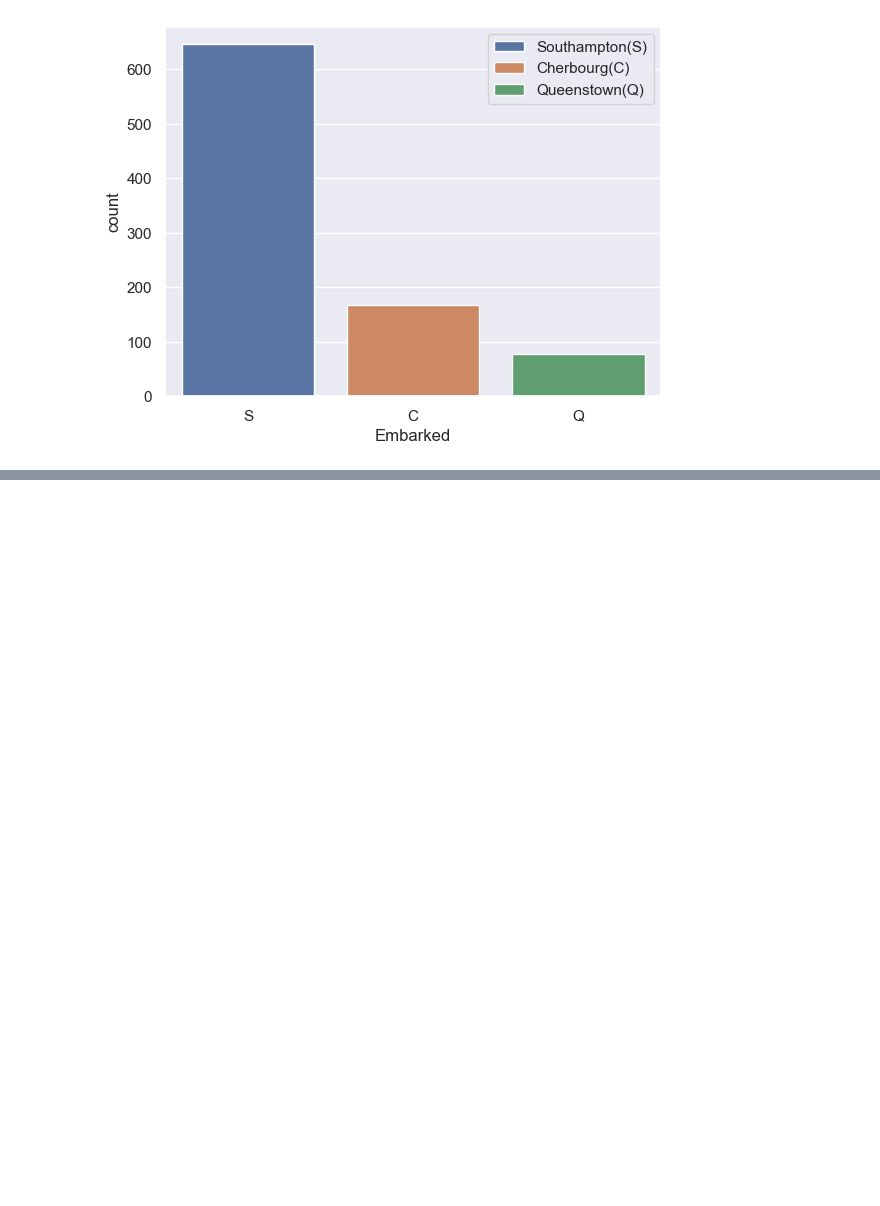
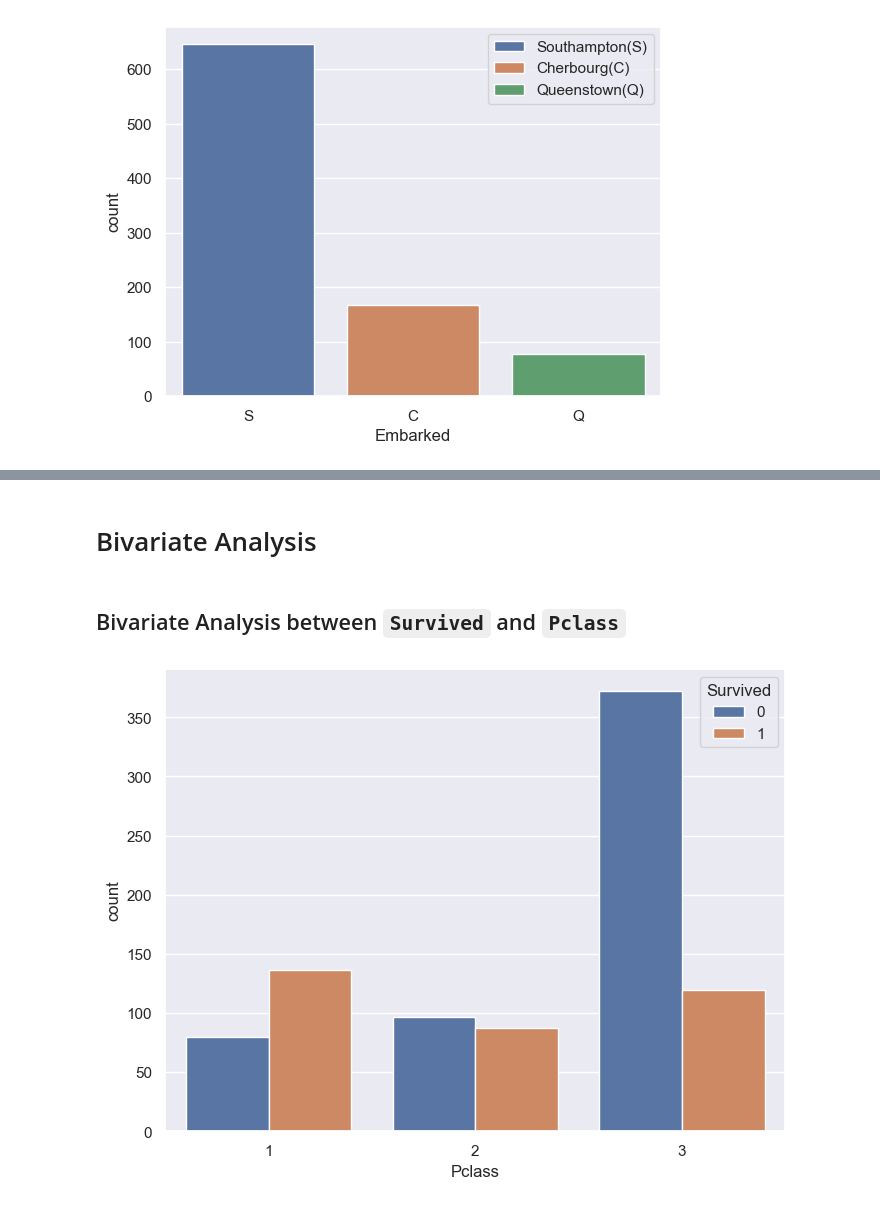
Before and after one commit to Mikun007/Agentic-AI-Generative-AI-AI-ML-DA-FSDS-_-Codes_Experties, a Jupyter notebook: Projects/EDA on Titanic Dataste.ipynb, the cells around one changed output, grey strips where cells are left out. Saved outputs shown, nothing was run; the diff lists cells and outputs as text; code cells hidden in the pictures; blank space fills up the shorter version.

Commit message:
EDA on titanic complete

```diff
--- a/Projects/EDA on Titanic Dataste.ipynb
+++ b/Projects/EDA on Titanic Dataste.ipynb
@@ -298,0 +308,9 @@ plt.legend(["Southampton(S)", "Cherbourg(C)", "Queenstown(Q)"]);
+# %% [markdown]
+# Bivariate Analysis
+# %% [markdown]
+## Bivariate Analysis between `Survived` and `Pclass`
+# %%
+fig, ax = plt.subplots(figsize=(8, 6))
+ax = sns.countplot(data=df_titanic, x="Pclass", hue="Survived")
+# %% [output]
+[figure, added]
```
Also changed, not shown: parts of 31 cells of this notebook.
